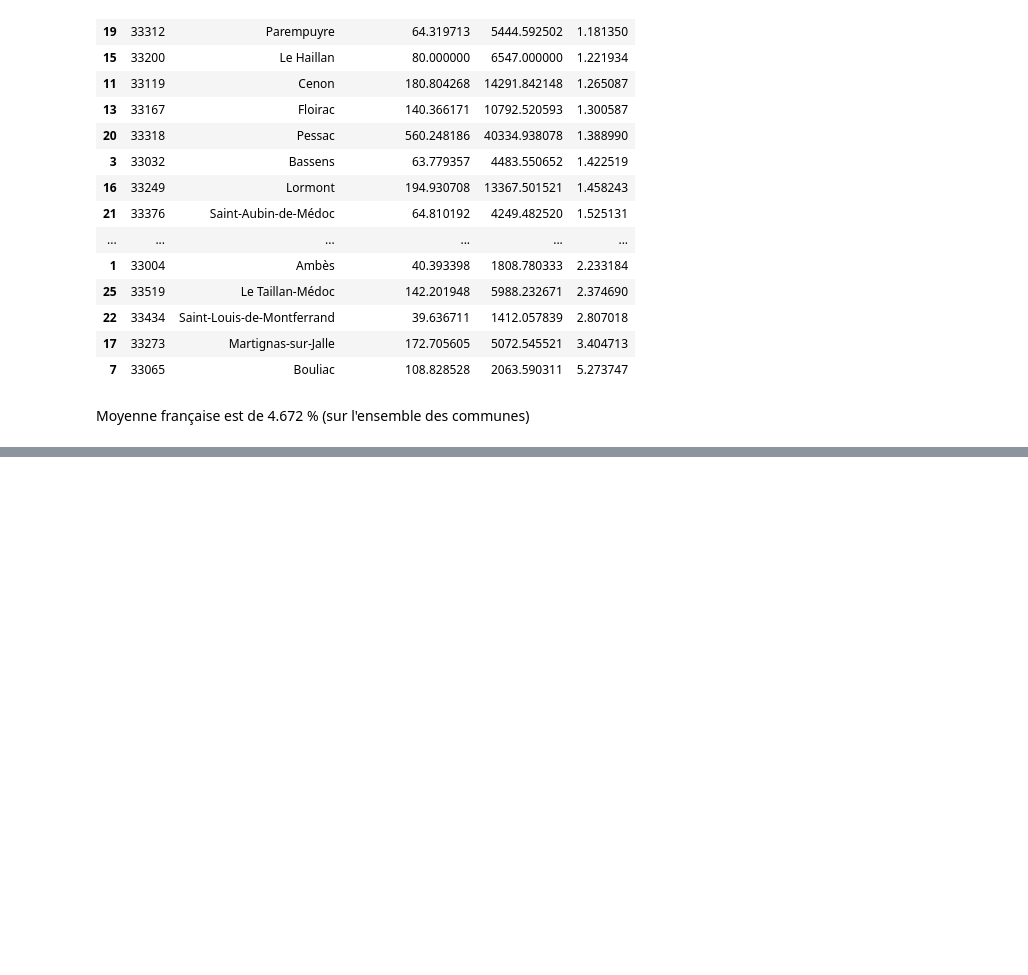
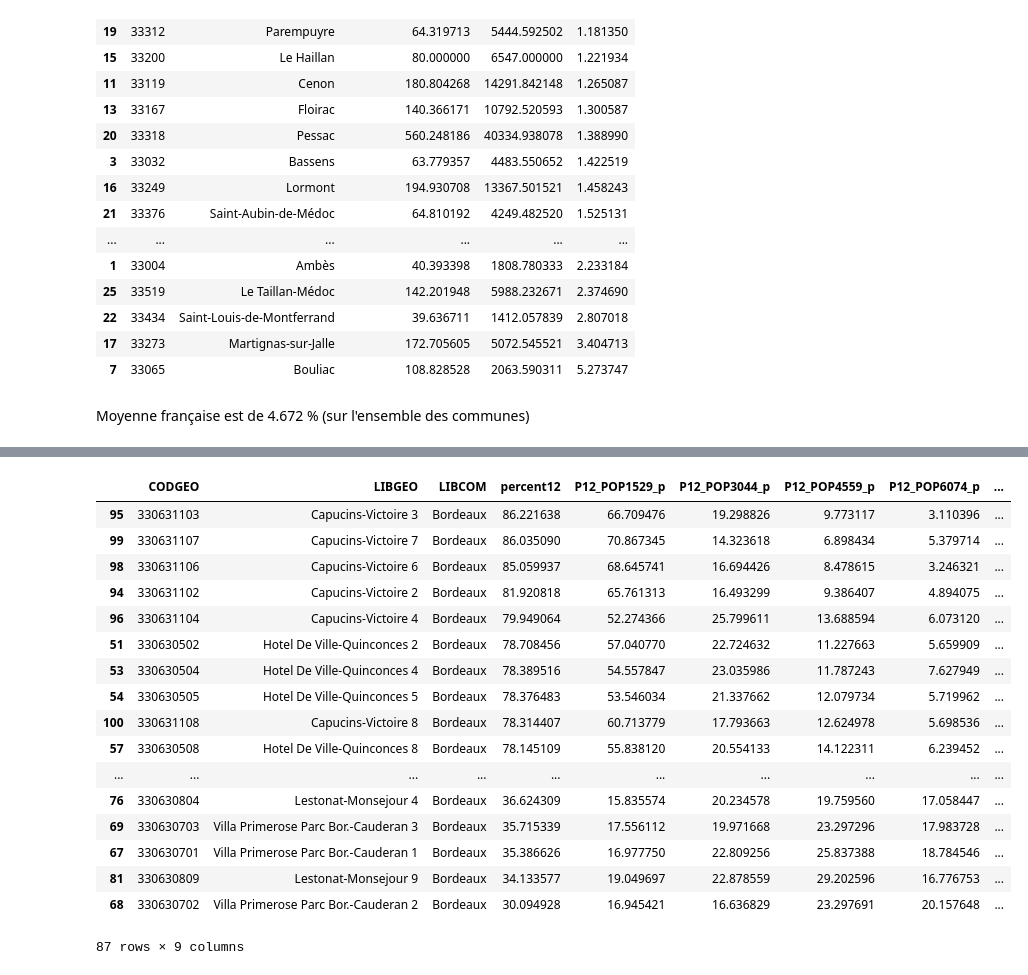
Before and after one commit to armgilles/datafactBDX, a Jupyter notebook: Explore_data.ipynb, the cells around one changed output, grey strips where cells are left out. Drawn from its saved outputs; the diff is of its cells as text; code cells hidden in the pictures; blank space fills up the shorter version.

```diff
--- a/Explore_data.ipynb
+++ b/Explore_data.ipynb
@@ -135,0 +24,9 @@ Moyenne française est de 1.430 % (sur l'ensemble des communes)
+# %%
+status_mapping = {'Commune simple' : 0,
+                      'Chef-lieu canton' : 1,
+                      'Sous-pr\xc3\xa9fecture' : 2, # Sous-Préfecture
+                      'Pr\xc3\xa9fecture' : 3, # Préfecture
+                      'Pr\xc3\xa9fecture de r\xc3\xa9gion' : 4, #Préfecture de région
+                      "Capitale d'\xc3\xa9tat" : 5} # Capital d'état
+gironde['status_rank'] = gironde['status'].map(status_mapping)
+france['status_rank'] = france['status'].map(status_mapping)
@@ -135,0 +120,10 @@ Moyenne française est de 1.430 % (sur l'ensemble des communes)
+# %%
+def percent_pop(echantillon, population, nb_round=2):
+    """
+    echantillon : sub population
+    populaiton : full population
+    nb_round : To round the percent (2 by defaut)
+    Return :
+    Percent echantillon in population
+    """
+    return round(((echantillon / population) * 100), nb_round)
@@ -163,0 +357,6 @@ Moyenne française est de 4.672 % (sur l'ensemble des communes)
+# %%
+#gironde.head()
+gironde_celib = gironde[['CODGEO', 'LIBGEO', 'COM', 'LIBCOM', 'P12_POP15P_CELIB', 'P11_POP15P_CELIB','P12_POP15P', 'P11_POP15P']].copy()
+gironde_celib['percent12'] = (gironde_celib['P12_POP15P_CELIB'] / gironde_celib['P12_POP15P'])*100
+gironde_celib = gironde_celib.loc[gironde_celib.P12_POP15P >= 100]
+gironde_celib[gironde_celib.LIBCOM == 'Bordeaux'].sort_values('percent12', ascending=0).head(10)
@@ -163,0 +389,29 @@ Moyenne française est de 4.672 % (sur l'ensemble des communes)
+# %%
+bdx_celib_age['P12_POP1529_p'] = bdx_celib_age.apply(lambda row: percent_pop(row.P12_POP1529, row.P12_POP15P), axis=1)
+bdx_celib_age['P12_POP3044_p'] = bdx_celib_age.apply(lambda row: percent_pop(row.P12_POP3044, row.P12_POP15P), axis=1)
+bdx_celib_age['P12_POP4559_p'] = bdx_celib_age.apply(lambda row: percent_pop(row.P12_POP4559, row.P12_POP15P), axis=1)
+bdx_celib_age['P12_POP6074_p'] = bdx_celib_age.apply(lambda row: percent_pop(row.P12_POP6074, row.P12_POP15P), axis=1)
+bdx_celib_age['P12_POP75P_p'] = bdx_celib_age.apply(lambda row: percent_pop(row.P12_POP75P, row.P12_POP15P), axis=1)
+
+feature_celib_age_12 = ['CODGEO', 'LIBGEO', 'LIBCOM', 'percent12', 'P12_POP1529_p','P12_POP3044_p','P12_POP4559_p',
+                       'P12_POP6074_p', 'P12_POP75P_p']
+bdx_celib_age[feature_celib_age_12].sort_values('percent12', ascending=0)
+# %% [output]
+|  | CODGEO | LIBGEO | LIBCOM | percent12 | P12_POP1529_p | P12_POP3044_p | P12_POP4559_p | P12_POP6074_p | ... |
+| 95 | 330631103 | Capucins-Victoire 3 | Bordeaux | 86.221638 | 66.709476 | 19.298826 | 9.773117 | 3.110396 | ... |
+| 99 | 330631107 | Capucins-Victoire 7 | Bordeaux | 86.035090 | 70.867345 | 14.323618 | 6.898434 | 5.379714 | ... |
+| 98 | 330631106 | Capucins-Victoire 6 | Bordeaux | 85.059937 | 68.645741 | 16.694426 | 8.478615 | 3.246321 | ... |
+| 94 | 330631102 | Capucins-Victoire 2 | Bordeaux | 81.920818 | 65.761313 | 16.493299 | 9.386407 | 4.894075 | ... |
+| 96 | 330631104 | Capucins-Victoire 4 | Bordeaux | 79.949064 | 52.274366 | 25.799611 | 13.688594 | 6.073120 | ... |
+| 51 | 330630502 | Hotel De Ville-Quinconces 2 | Bordeaux | 78.708456 | 57.040770 | 22.724632 | 11.227663 | 5.659909 | ... |
+| 53 | 330630504 | Hotel De Ville-Quinconces 4 | Bordeaux | 78.389516 | 54.557847 | 23.035986 | 11.787243 | 7.627949 | ... |
+| 54 | 330630505 | Hotel De Ville-Quinconces 5 | Bordeaux | 78.376483 | 53.546034 | 21.337662 | 12.079734 | 5.719962 | ... |
+| 100 | 330631108 | Capucins-Victoire 8 | Bordeaux | 78.314407 | 60.713779 | 17.793663 | 12.624978 | 5.698536 | ... |
+| 57 | 330630508 | Hotel De Ville-Quinconces 8 | Bordeaux | 78.145109 | 55.838120 | 20.554133 | 14.122311 | 6.239452 | ... |
+| ... | ... | ... | ... | ... | ... | ... | ... | ... | ... |
+| 76 | 330630804 | Lestonat-Monsejour 4 | Bordeaux | 36.624309 | 15.835574 | 20.234578 | 19.759560 | 17.058447 | ... |
+| 69 | 330630703 | Villa Primerose Parc Bor.-Cauderan 3 | Bordeaux | 35.715339 | 17.556112 | 19.971668 | 23.297296 | 17.983728 | ... |
+| 67 | 330630701 | Villa Primerose Parc Bor.-Cauderan 1 | Bordeaux | 35.386626 | 16.977750 | 22.809256 | 25.837388 | 18.784546 | ... |
+| 81 | 330630809 | Lestonat-Monsejour 9 | Bordeaux | 34.133577 | 19.049697 | 22.878559 | 29.202596 | 16.776753 | ... |
+| 68 | 330630702 | Villa Primerose Parc Bor.-Cauderan 2 | Bordeaux | 30.094928 | 16.945421 | 16.636829 | 23.297691 | 20.157648 | ... |
+87 rows × 9 columns
```
Also changed, not shown: parts of 77 cells of this notebook, 1 other file.
